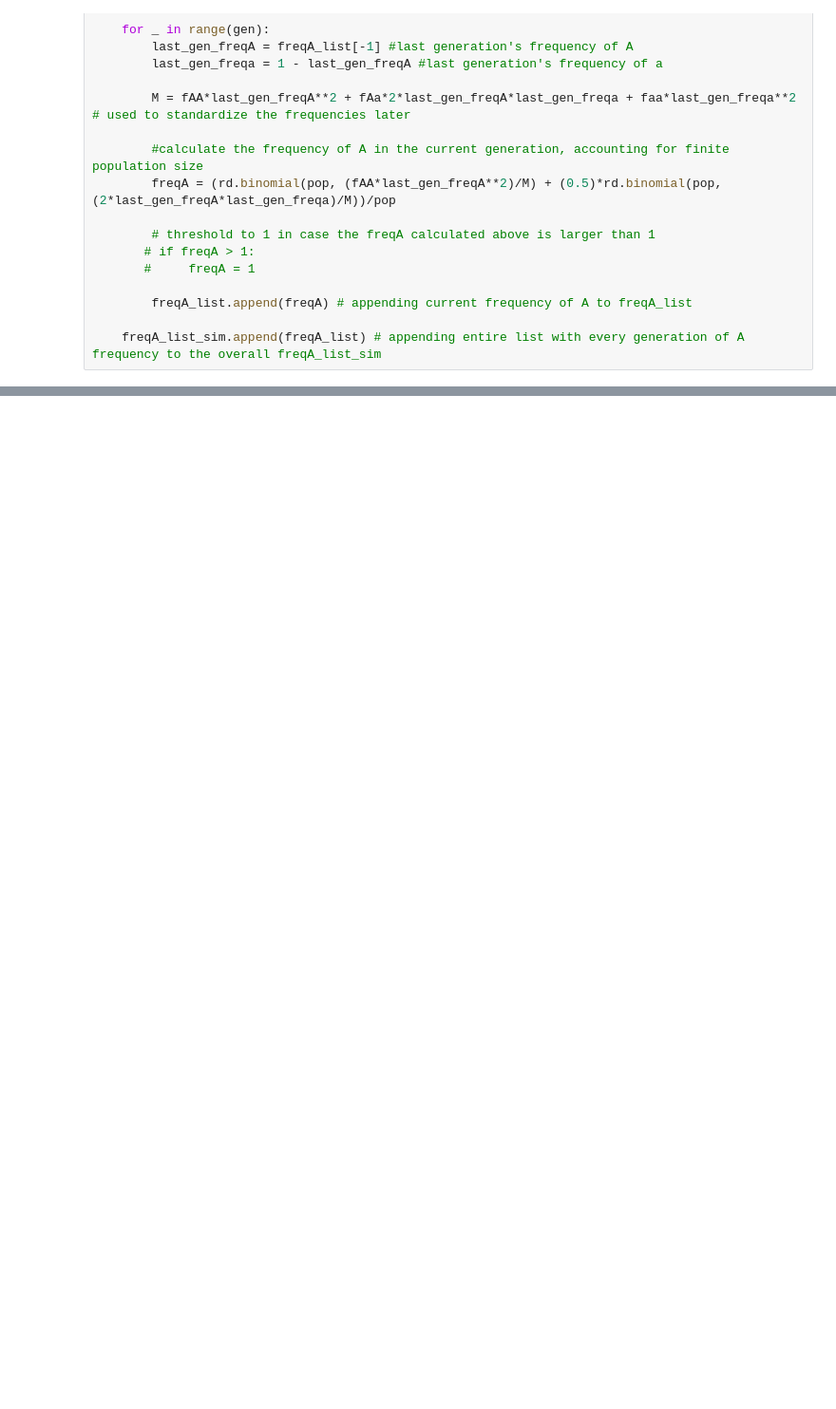
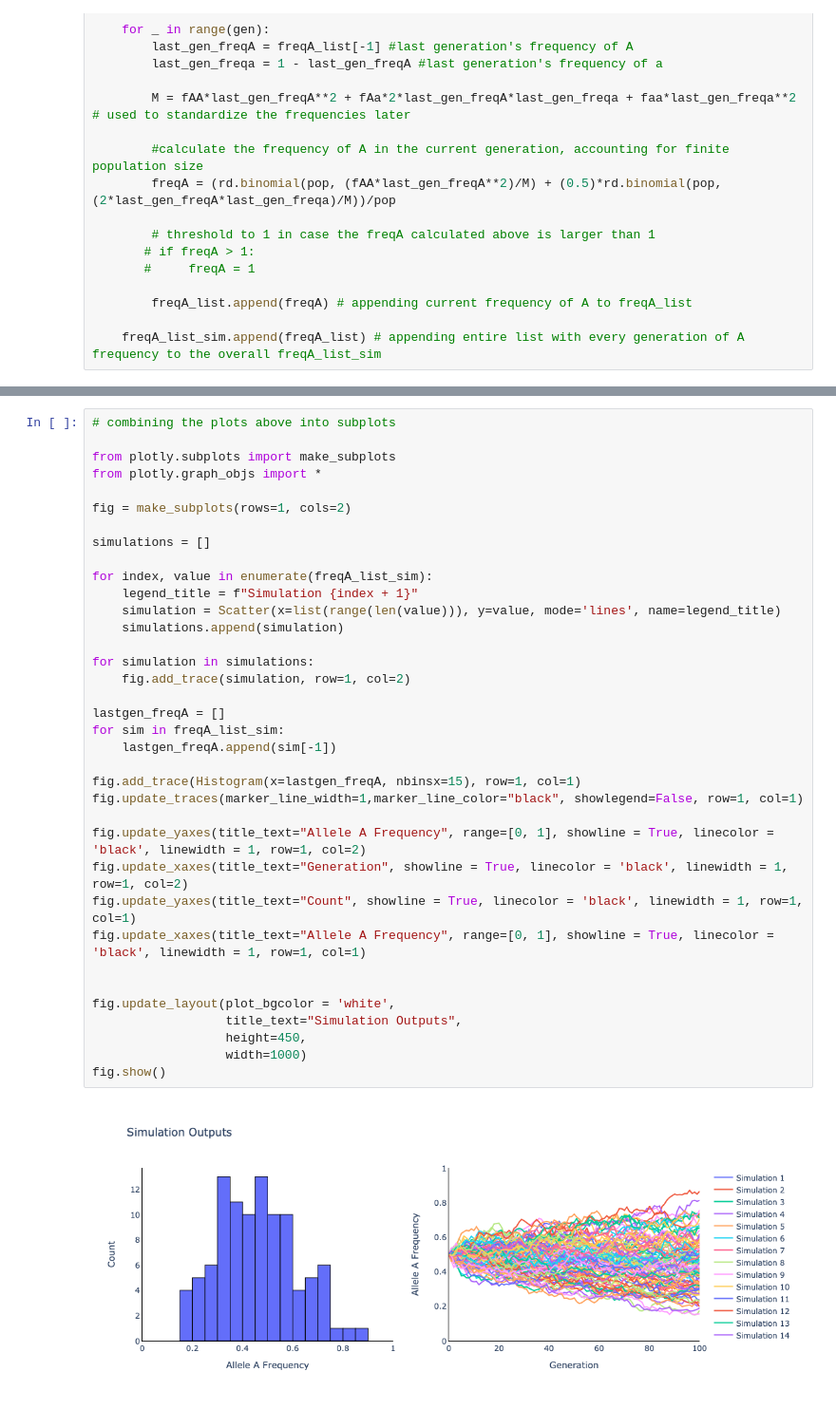
Before and after one commit to scolando/Colando-Sara-BIOL174-Homework, a Jupyter notebook: Homework_05/Homework_05.ipynb, the cells around one changed output, grey strips where cells are left out. Shown at 95% size. Drawn from its saved outputs; the diff is of its cells as text; blank space fills up the shorter version.

Commit message:
adding subplots

```diff
--- a/Homework_05/Homework_05.ipynb
+++ b/Homework_05/Homework_05.ipynb
@@ -107,0 +104,38 @@ fig.show()
+# %%
+# combining the plots above into subplots
+
+from plotly.subplots import make_subplots
+from plotly.graph_objs import *
+
+fig = make_subplots(rows=1, cols=2)
+
+simulations = []
+
+for index, value in enumerate(freqA_list_sim):
+    legend_title = f"Simulation {index + 1}"
+    simulation = Scatter(x=list(range(len(value))), y=value, mode='lines', name=legend_title)
+    simulations.append(simulation)
+
+for simulation in simulations:
+    fig.add_trace(simulation, row=1, col=2)
+
+lastgen_freqA = []
+for sim in freqA_list_sim:
+    lastgen_freqA.append(sim[-1])
+
+fig.add_trace(Histogram(x=lastgen_freqA, nbinsx=15), row=1, col=1)
+fig.update_traces(marker_line_width=1,marker_line_color="black", showlegend=False, row=1, col=1)
+
+fig.update_yaxes(title_text="Allele A Frequency", range=[0, 1], showline = True, linecolor = 'black', linewidth = 1, row=1, col=2)
+fig.update_xaxes(title_text="Generation", showline = True, linecolor = 'black', linewidth = 1, row=1, col=2)
+fig.update_yaxes(title_text="Count", showline = True, linecolor = 'black', linewidth = 1, row=1, col=1)
+fig.update_xaxes(title_text="Allele A Frequency", range=[0, 1], showline = True, linecolor = 'black', linewidth = 1, row=1, col=1)
+
+
+fig.update_layout(plot_bgcolor = 'white',
+                  title_text="Simulation Outputs",
+                  height=450,
+                  width=1000)
+fig.show()
+# %% [output]
+[figure, added]
```
Also changed, not shown: parts of 2 cells of this notebook.
